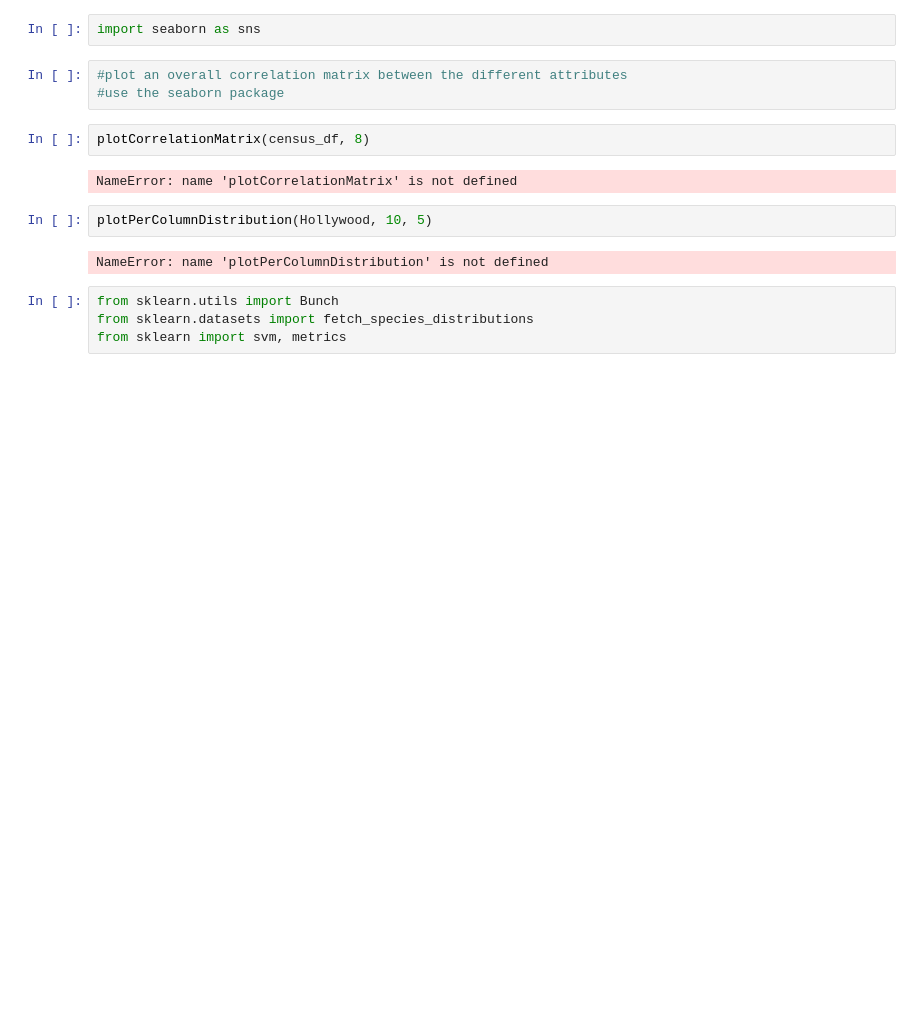
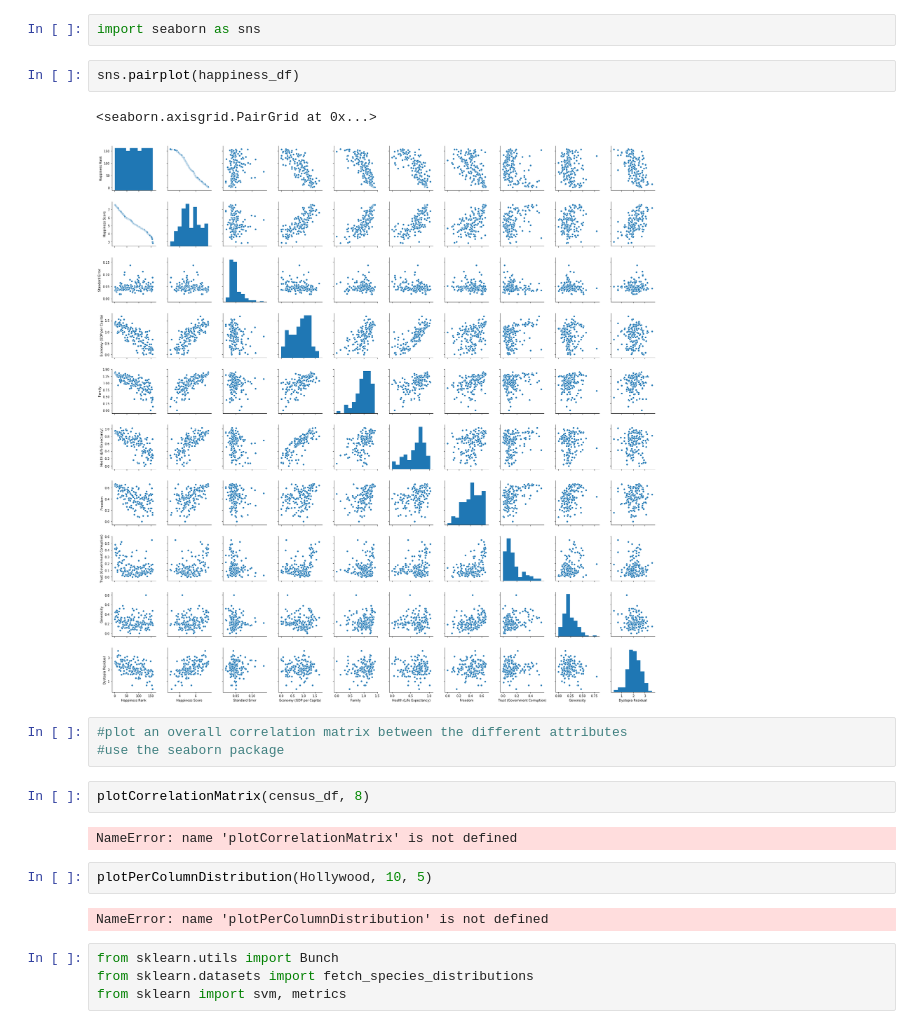
Before and after one commit to madymehlf/final-project, a Jupyter notebook: final-project.ipynb, the cells around one changed output. Drawn from its saved outputs; the diff is of its cells as text; blank space fills up the shorter version.

```diff
--- a/final-project.ipynb
+++ b/final-project.ipynb
@@ -103,5 +115,10 @@ scatter_matrix(census_df)
 # %%
 import seaborn as sns
+# %%
+sns.pairplot(happiness_df)
+# %% [output]
+<seaborn.axisgrid.PairGrid at 0x...>
+[figure, added]
 # %%
 #plot an overall correlation matrix between the different attributes
 #use the seaborn package
```
Also changed, not shown: parts of 7 cells of this notebook.
